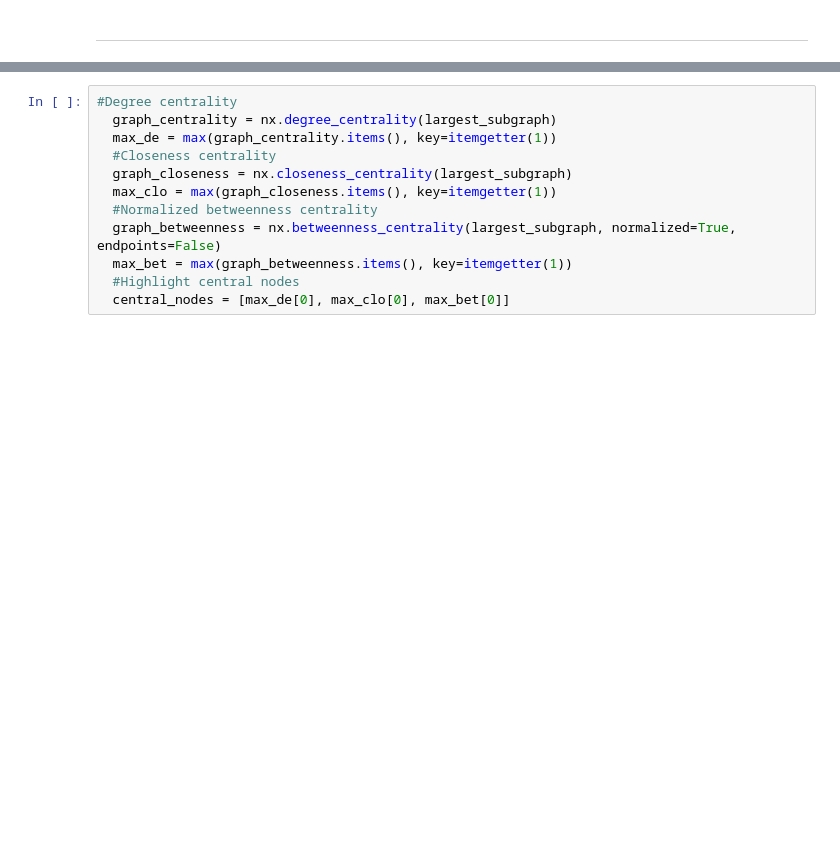
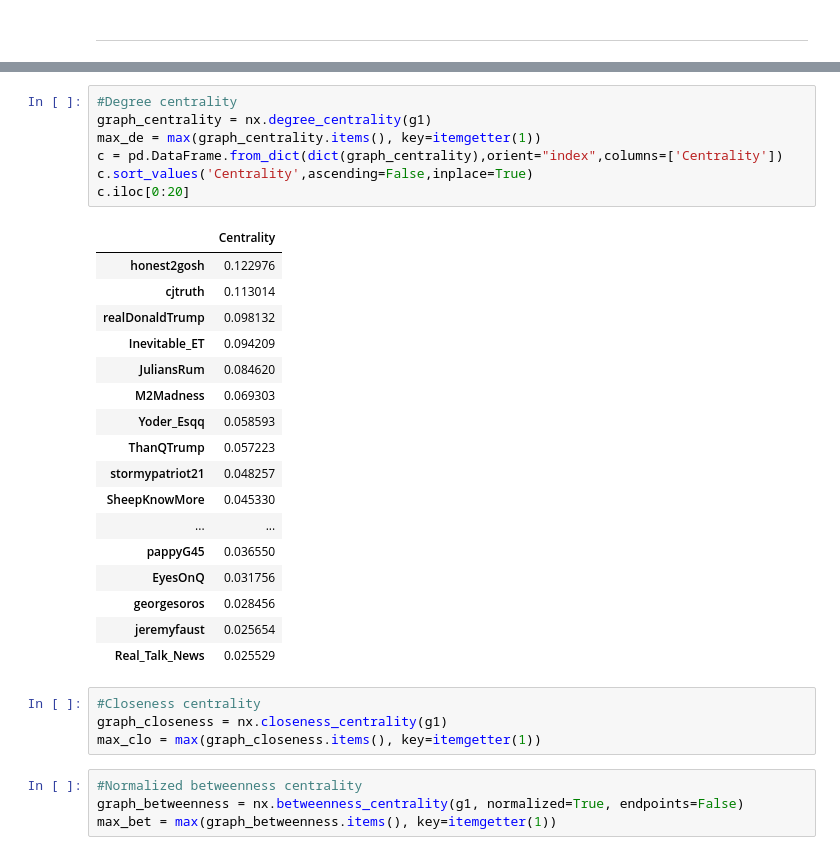
Before and after one commit to RCrvro/Social-Media-Analytics-Project, a Jupyter notebook: Social_Media_Analytics_Project.ipynb, the cells around one changed output, grey strips where cells are left out. Drawn from its saved outputs; the diff is of its cells as text; blank space fills up the shorter version.

```diff
--- a/Social_Media_Analytics_Project.ipynb
+++ b/Social_Media_Analytics_Project.ipynb
@@ -839,12 +899,33 @@ Original graph has 30914 nodes and 65001 edges.
+# %%
+#Degree centrality
+graph_centrality = nx.degree_centrality(g1)
+max_de = max(graph_centrality.items(), key=itemgetter(1))
+c = pd.DataFrame.from_dict(dict(graph_centrality),orient="index",columns=['Centrality'])
+c.sort_values('Centrality',ascending=False,inplace=True)
+c.iloc[0:20]
+# %% [output]
+|  | Centrality |
+| honest2gosh | 0.122976 |
+| cjtruth | 0.113014 |
+| realDonaldTrump | 0.098132 |
+| Inevitable_ET | 0.094209 |
+| JuliansRum | 0.084620 |
+| M2Madness | 0.069303 |
+| Yoder_Esqq | 0.058593 |
+| ThanQTrump | 0.057223 |
+| stormypatriot21 | 0.048257 |
+| SheepKnowMore | 0.045330 |
+| ... | ... |
+| pappyG45 | 0.036550 |
+| EyesOnQ | 0.031756 |
+| georgesoros | 0.028456 |
+| jeremyfaust | 0.025654 |
+| Real_Talk_News | 0.025529 |
+# %%
+#Closeness centrality
+graph_closeness = nx.closeness_centrality(g1)
+max_clo = max(graph_closeness.items(), key=itemgetter(1))
 # %%
-#Degree centrality
-  graph_centrality = nx.degree_centrality(largest_subgraph)
-  max_de = max(graph_centrality.items(), key=itemgetter(1))
-  #Closeness centrality
-  graph_closeness = nx.closeness_centrality(largest_subgraph)
-  max_clo = max(graph_closeness.items(), key=itemgetter(1))
-  #Normalized betweenness centrality
-  graph_betweenness = nx.betweenness_centrality(largest_subgraph, normalized=True, endpoints=False)
-  max_bet = max(graph_betweenness.items(), key=itemgetter(1))
-  #Highlight central nodes
-  central_nodes = [max_de[0], max_clo[0], max_bet[0]]
+#Normalized betweenness centrality
+graph_betweenness = nx.betweenness_centrality(g1, normalized=True, endpoints=False)
+max_bet = max(graph_betweenness.items(), key=itemgetter(1))
```
Also changed, not shown: parts of 10 cells of this notebook, 3 other files.
